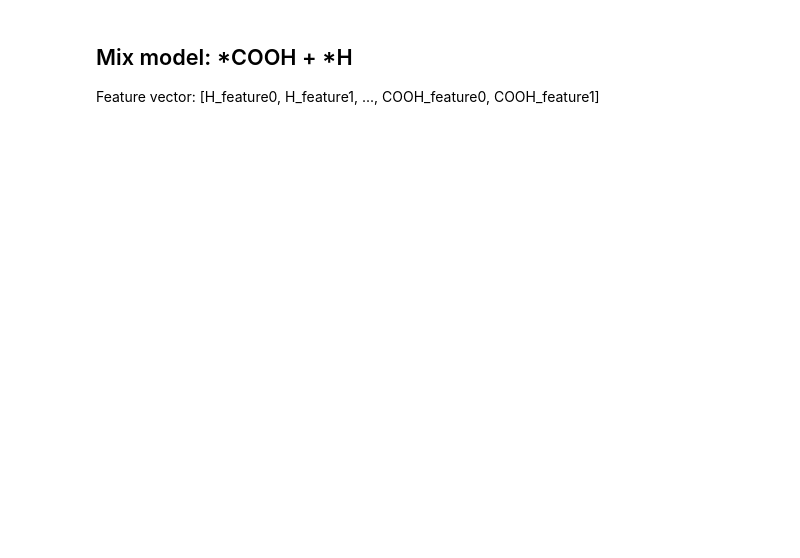
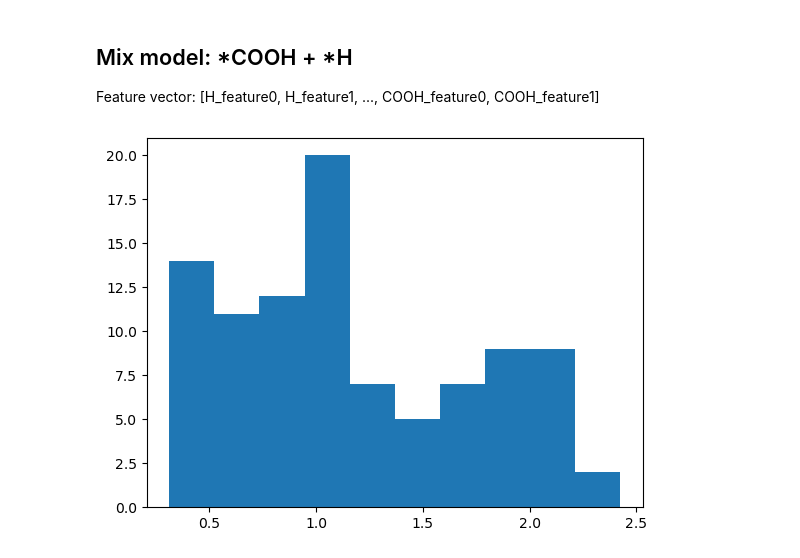
Before and after one commit to MarcusNoergaardWeng/CatalysisThesis, a Jupyter notebook: Notebooks/Training_E_models_OH_O_Mix.ipynb, the cells around one changed output. Cells and saved outputs as stored; diff of their text form; code cells hidden in the pictures; blank space fills up the shorter version.

```diff
--- a/Notebooks/Training_E_models_OH_O_Mix.ipynb
+++ b/Notebooks/Training_E_models_OH_O_Mix.ipynb
@@ -638,6 +633,11 @@ unwanted_columns = ['G_ads(eV)', 'slab db row_x', 'COOH_H_adsorbed_all_sites_out
 
 # Remove the unwanted columns from the combined dataframe
 X = combined_df.drop(columns=unwanted_columns)
+# %%
+plt.hist(y)
+plt.show()
+# %% [output]
+[figure, added]
 # %%
 # Prepare data for XGBoost
 
```
Also changed, not shown: parts of 7 cells of this notebook, 11 other files.
